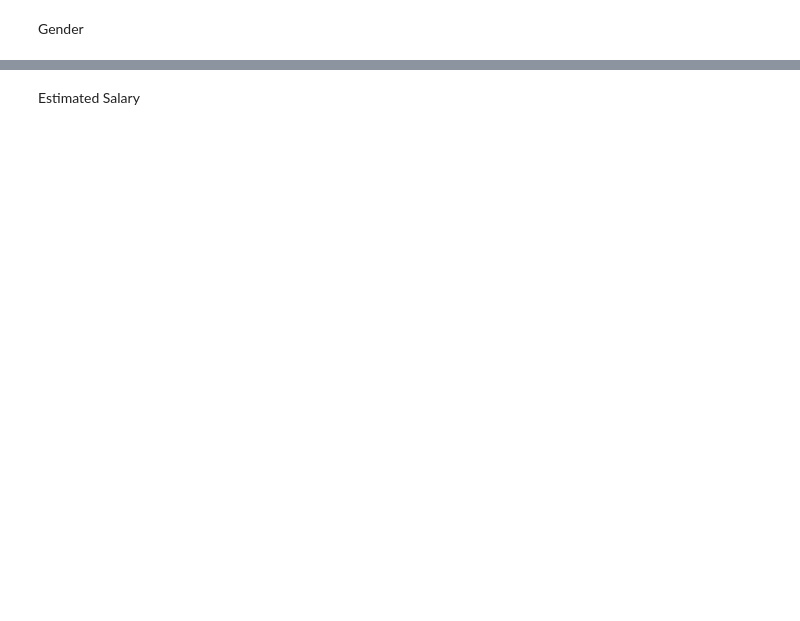
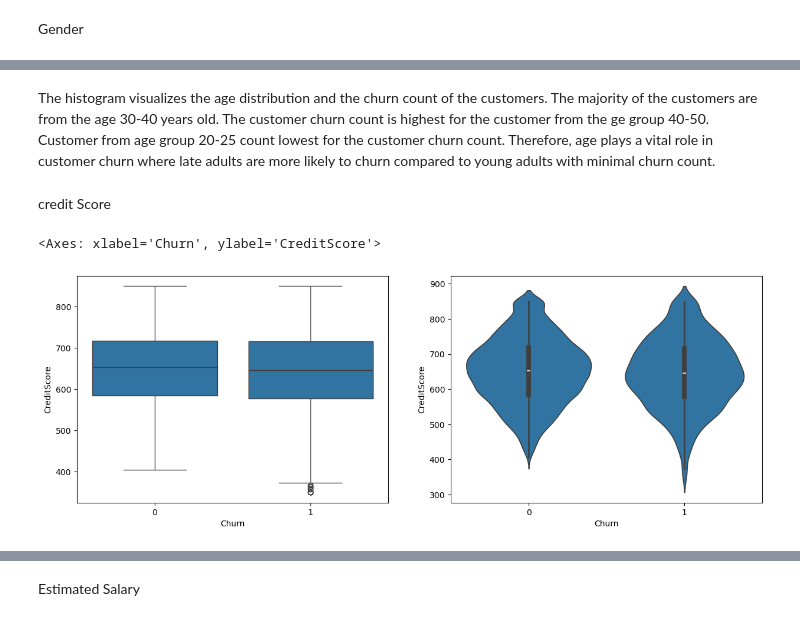
Before and after one commit to Pauloade123/Bank-Churn-Rate, a Jupyter notebook: churn analysis.ipynb, the cells around one changed output, grey strips where cells are left out. Cells and saved outputs as stored; diff of their text form; code cells hidden in the pictures; blank space fills up the shorter version.

```diff
--- a/churn analysis.ipynb
+++ b/churn analysis.ipynb
@@ -173,0 +174,11 @@ Estimated Salary.
+# %% [markdown]
+The histogram visualizes the age distribution and the churn count of the customers. The majority of the customers are from the age 30-40 years old. The customer churn count is highest for the customer from the ge group 40-50. Customer from age group 20-25 count lowest for the customer churn count. Therefore, age plays a vital role in customer churn where late adults are more likely to churn compared to young adults with minimal churn count.
+# %% [markdown]
+credit Score
+# %%
+fig, ax = plt.subplots(1, 2, figsize=(15, 5))
+sns.boxplot(data=bank_data, x= 'Churn', y= 'CreditScore', ax=ax[0])
+sns.violinplot(data=bank_data, x='Churn', y= 'CreditScore', ax=ax[1])
+# %% [output]
+<Axes: xlabel='Churn', ylabel='CreditScore'>
+[figure, added]
```
Also changed, not shown: parts of 99 cells of this notebook.
